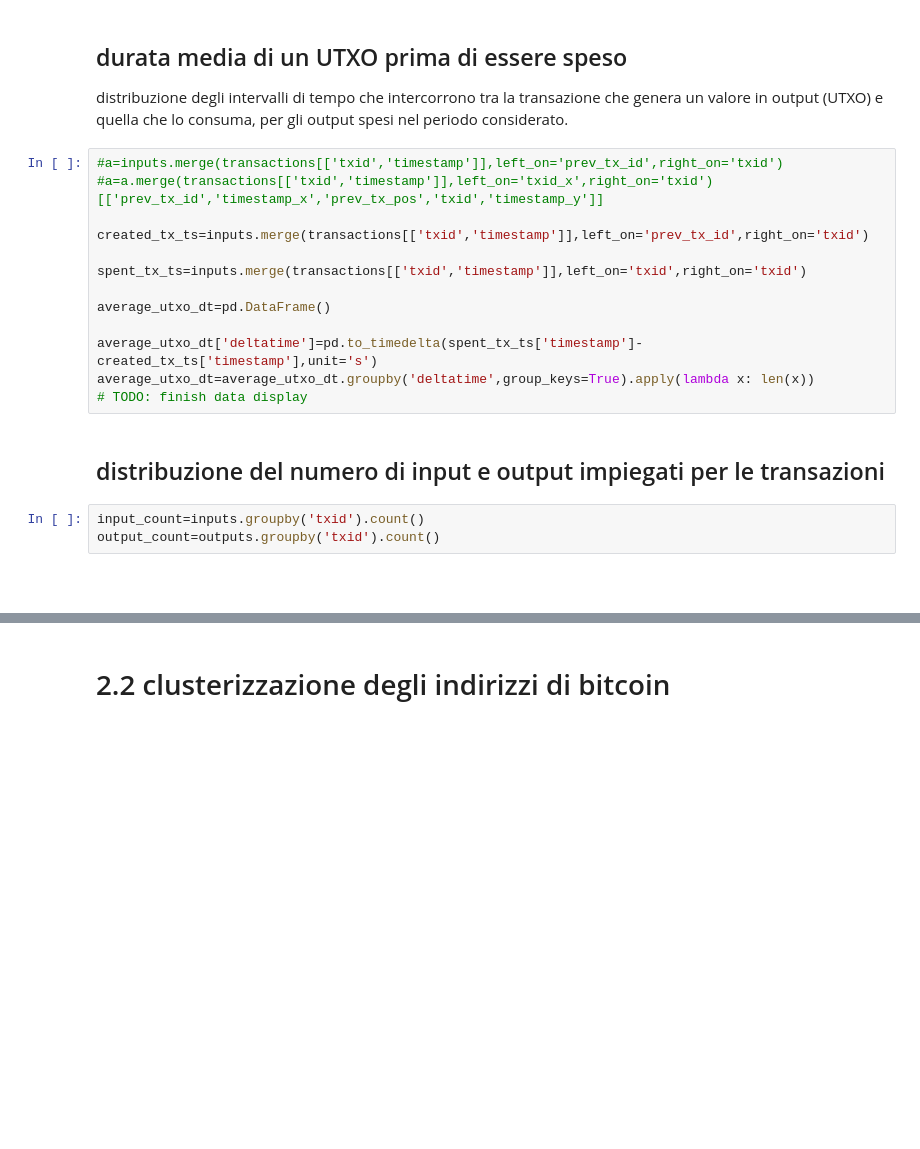
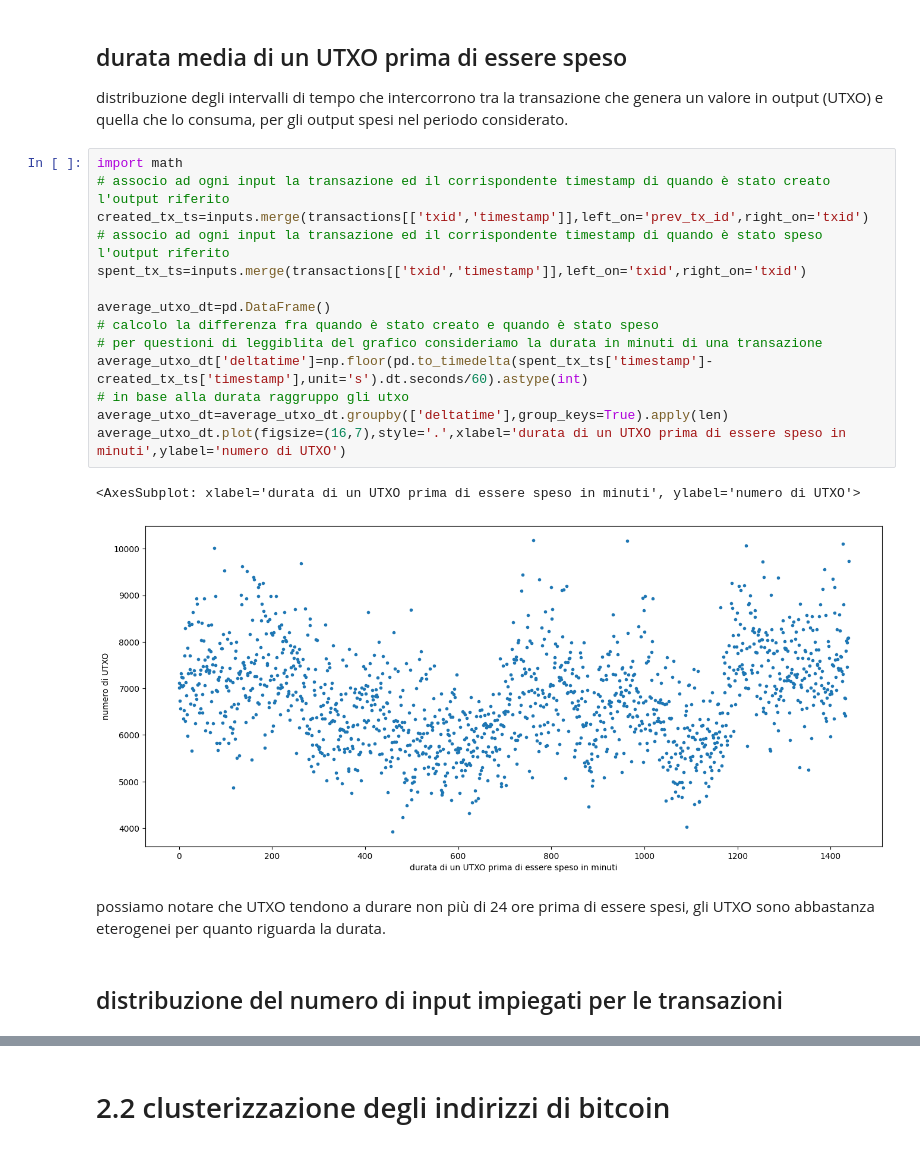
Before and after one commit to mirdan08/CRAFTY, a Jupyter notebook: crafty.ipynb, the cells around one changed output, grey strips where cells are left out. Cells and saved outputs as stored; diff of their text form; blank space fills up the shorter version.

```diff
--- a/crafty.ipynb
+++ b/crafty.ipynb
@@ -80,23 +113,24 @@ unspent_utxos_amount
 distribuzione degli intervalli di tempo che intercorrono tra la transazione che genera un
 valore in output (UTXO) e quella che lo consuma, per gli output spesi nel periodo
 considerato.
-# %%
-#a=inputs.merge(transactions[['txid','timestamp']],left_on='prev_tx_id',right_on='txid')
-#a=a.merge(transactions[['txid','timestamp']],left_on='txid_x',right_on='txid')[['prev_tx_id','timestamp_x','prev_tx_pos','txid','timestamp_y']]
-
-created_tx_ts=inputs.merge(transactions[['txid','timestamp']],left_on='prev_tx_id',right_on='txid')
-
-spent_tx_ts=inputs.merge(transactions[['txid','timestamp']],left_on='txid',right_on='txid')
-
-average_utxo_dt=pd.DataFrame()
-
-average_utxo_dt['deltatime']=pd.to_timedelta(spent_tx_ts['timestamp']-created_tx_ts['timestamp'],unit='s')
-average_utxo_dt=average_utxo_dt.groupby('deltatime',group_keys=True).apply(lambda x: len(x))
-# TODO: finish data display
+# %%
+import math
+# associo ad ogni input la transazione ed il corrispondente timestamp di quando è stato creato l'output riferito
+created_tx_ts=inputs.merge(transactions[['txid','timestamp']],left_on='prev_tx_id',right_on='txid')
+# associo ad ogni input la transazione ed il corrispondente timestamp di quando è stato speso l'output riferito
+spent_tx_ts=inputs.merge(transactions[['txid','timestamp']],left_on='txid',right_on='txid')
+
+average_utxo_dt=pd.DataFrame()
+# calcolo la differenza fra quando è stato creato e quando è stato speso
+# per questioni di leggiblita del grafico consideriamo la durata in minuti di una transazione
+average_utxo_dt['deltatime']=np.floor(pd.to_timedelta(spent_tx_ts['timestamp']-created_tx_ts['timestamp'],unit='s').dt.seconds/60).astype(int)
+# in base alla durata raggruppo gli utxo
+average_utxo_dt=average_utxo_dt.groupby(['deltatime'],group_keys=True).apply(len)
+average_utxo_dt.plot(figsize=(16,7),style='.',xlabel='durata di un UTXO prima di essere speso in minuti',ylabel='numero di UTXO')
+# %% [output]
+<AxesSubplot: xlabel='durata di un UTXO prima di essere speso in minuti', ylabel='numero di UTXO'>
+[figure, added]
+# %% [markdown]
+possiamo notare che UTXO tendono a durare non più di 24 ore prima di essere spesi, gli UTXO sono abbastanza eterogenei per quanto riguarda la durata.
 # %% [markdown]
-## distribuzione del numero di input e output impiegati per le transazioni
+## distribuzione del numero di input impiegati per le transazioni
-# %%
-input_count=inputs.groupby('txid').count()
-output_count=outputs.groupby('txid').count()
-# %% [markdown]
-##
```
Also changed, not shown: parts of 24 cells of this notebook, 1 other file.
